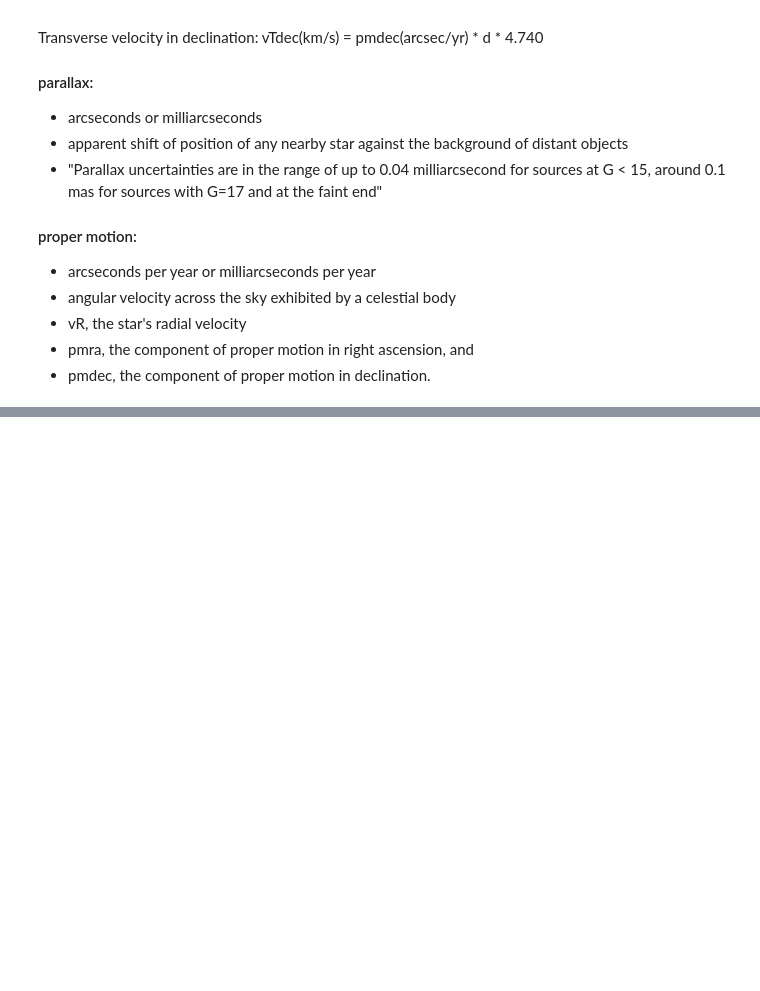
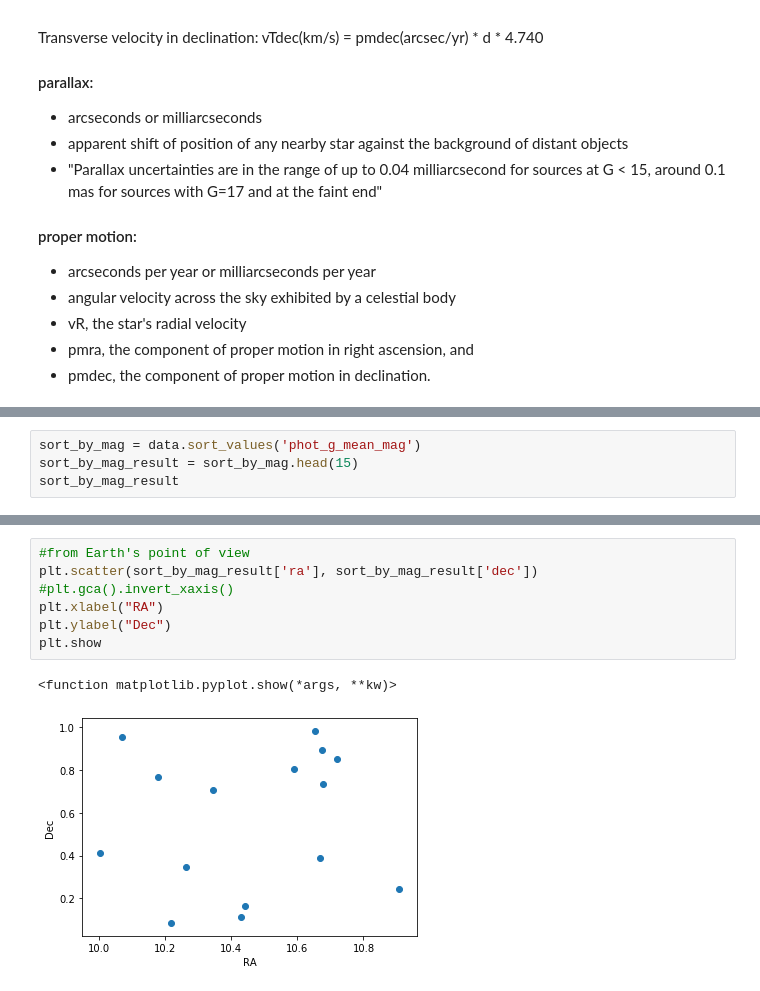
Before and after one commit to lauramv1832/Gaia, a Jupyter notebook: Gaia.ipynb, the cells around one changed output, grey strips where cells are left out. Saved outputs shown, nothing was run; the diff lists cells and outputs as text; blank space fills up the shorter version.

```diff
--- a/Gaia.ipynb
+++ b/Gaia.ipynb
@@ -173,0 +230,4 @@ How can parallax be greater than 1? If the closest star is >1pc away (so if para
+# %%
+sort_by_mag = data.sort_values('phot_g_mean_mag')
+sort_by_mag_result = sort_by_mag.head(15)
+sort_by_mag_result
@@ -173,0 +251,10 @@ How can parallax be greater than 1? If the closest star is >1pc away (so if para
+# %%
+#from Earth's point of view
+plt.scatter(sort_by_mag_result['ra'], sort_by_mag_result['dec'])
+#plt.gca().invert_xaxis()
+plt.xlabel("RA")
+plt.ylabel("Dec")
+plt.show
+# %% [output]
+<function matplotlib.pyplot.show(*args, **kw)>
+[figure, added]
```
Also changed, not shown: parts of 13 cells of this notebook, 1 other file.
